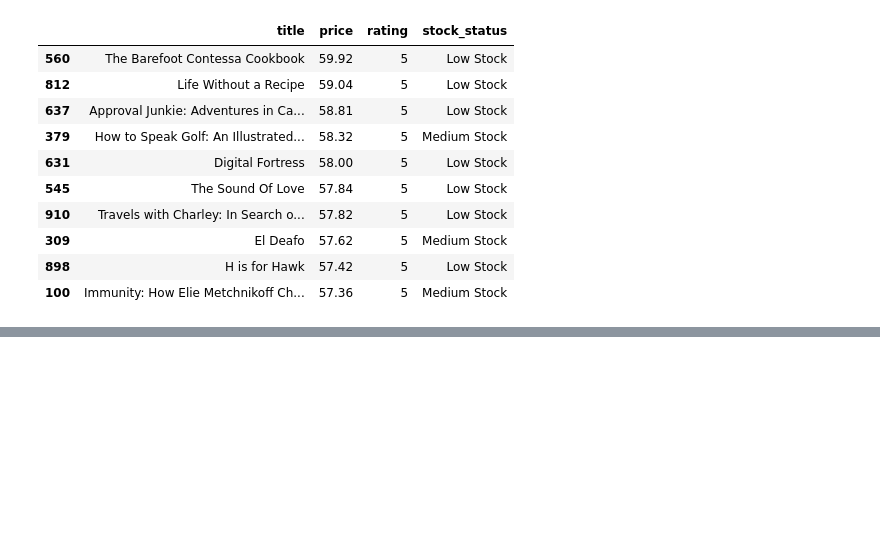
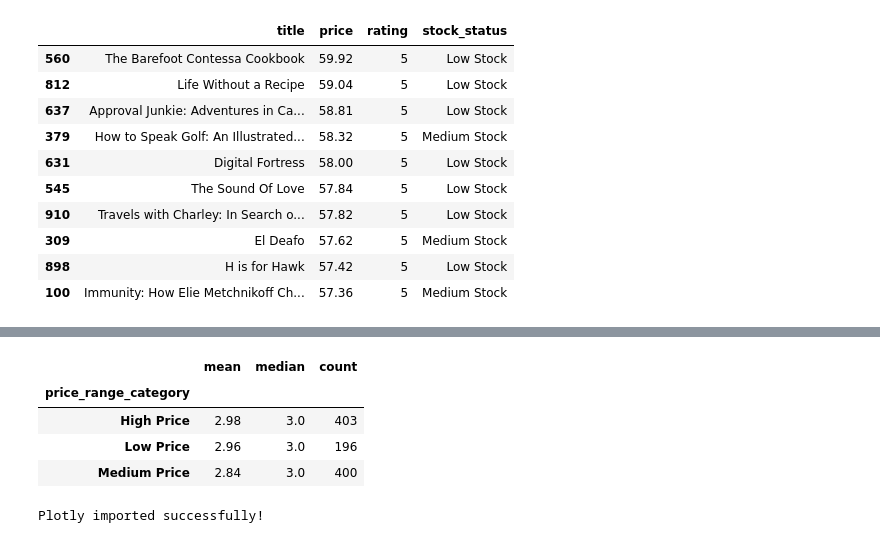
Before and after one commit to greeshavaishnavi09/Advanced_Multi_Source_Pipeline, a Jupyter notebook: research/01_multi_source_pipeline.ipynb, the cells around one changed output, grey strips where cells are left out. Cells and saved outputs as stored; diff of their text form; code cells hidden in the pictures; blank space fills up the shorter version.

```diff
--- a/research/01_multi_source_pipeline.ipynb
+++ b/research/01_multi_source_pipeline.ipynb
@@ -3291,0 +3387,27 @@ highest_rated[
+# %%
+# Rating Distribution by Price Category
+
+
+rating_price_group = (
+    books_clean
+    .groupby("price_range_category")["rating"]
+    .agg(["mean", "median", "count"])
+    .round(2)
+)
+
+rating_price_group
+# %% [output]
+|  | mean | median | count |
+| price_range_category |  |  |  |
+| High Price | 2.98 | 3.0 | 403 |
+| Low Price | 2.96 | 3.0 | 196 |
+| Medium Price | 2.84 | 3.0 | 400 |
+# %%
+# Import Plotly
+
+
+import plotly.express as px
+
+print("Plotly imported successfully!")
+# %% [output]
+Plotly imported successfully!
```
Also changed, not shown: parts of 10 cells of this notebook.
